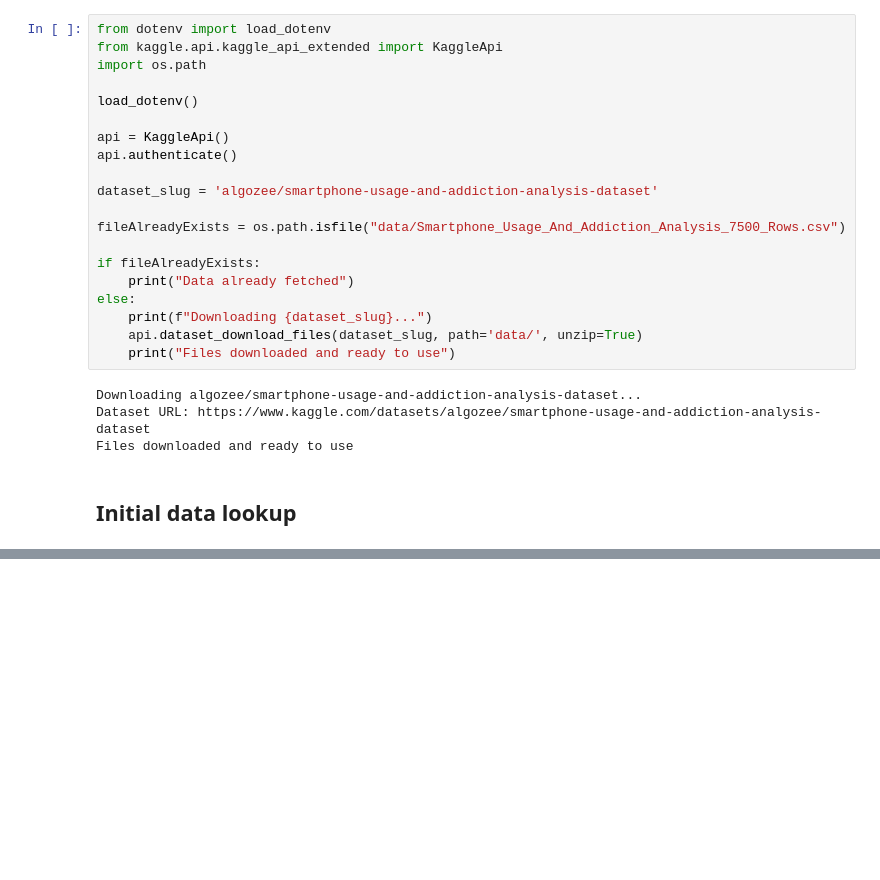
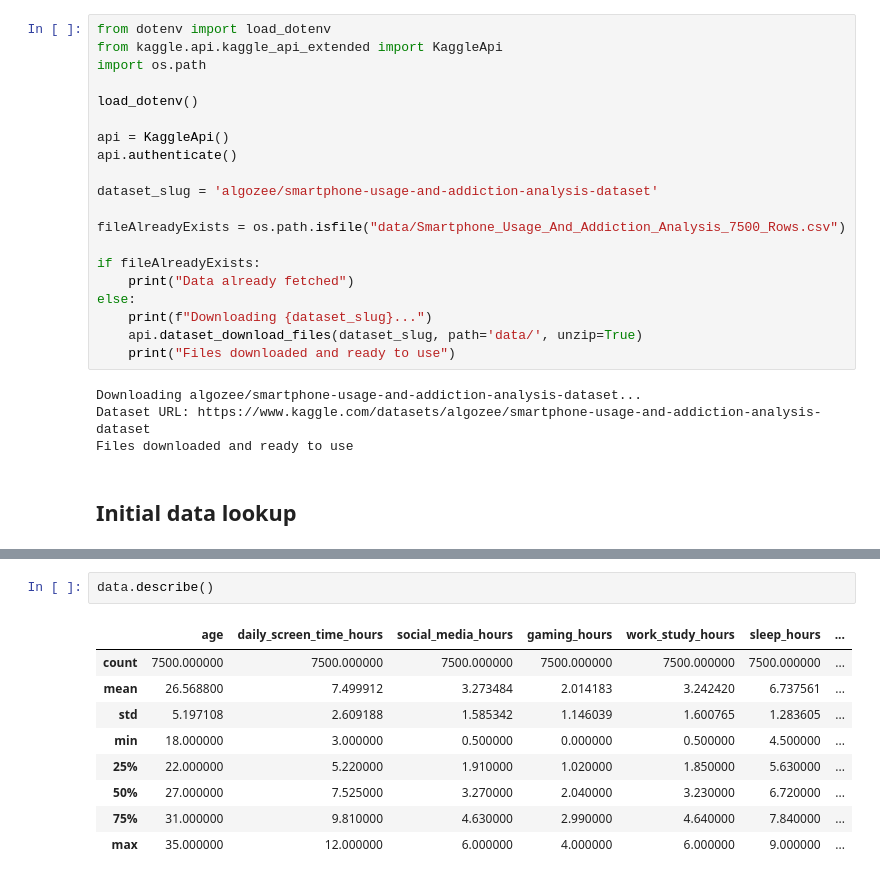
Before and after one commit to mint-projects/eda_interactive_dashboard, a Jupyter notebook: visualization.ipynb, the cells around one changed output, grey strips where cells are left out. Saved outputs shown, nothing was run; the diff lists cells and outputs as text; blank space fills up the shorter version.

```diff
--- a/visualization.ipynb
+++ b/visualization.ipynb
@@ -37,0 +43,12 @@ TypeError: 'module' object is not callable
+# %%
+data.describe()
+# %% [output]
+|  | age | daily_screen_time_hours | social_media_hours | gaming_hours | work_study_hours | sleep_hours | ... |
+| count | 7500.000000 | 7500.000000 | 7500.000000 | 7500.000000 | 7500.000000 | 7500.000000 | ... |
+| mean | 26.568800 | 7.499912 | 3.273484 | 2.014183 | 3.242420 | 6.737561 | ... |
+| std | 5.197108 | 2.609188 | 1.585342 | 1.146039 | 1.600765 | 1.283605 | ... |
+| min | 18.000000 | 3.000000 | 0.500000 | 0.000000 | 0.500000 | 4.500000 | ... |
+| 25% | 22.000000 | 5.220000 | 1.910000 | 1.020000 | 1.850000 | 5.630000 | ... |
+| 50% | 27.000000 | 7.525000 | 3.270000 | 2.040000 | 3.230000 | 6.720000 | ... |
+| 75% | 31.000000 | 9.810000 | 4.630000 | 2.990000 | 4.640000 | 7.840000 | ... |
+| max | 35.000000 | 12.000000 | 6.000000 | 4.000000 | 6.000000 | 9.000000 | ... |
```
Also changed, not shown: parts of 12 cells of this notebook, 1 other file.
